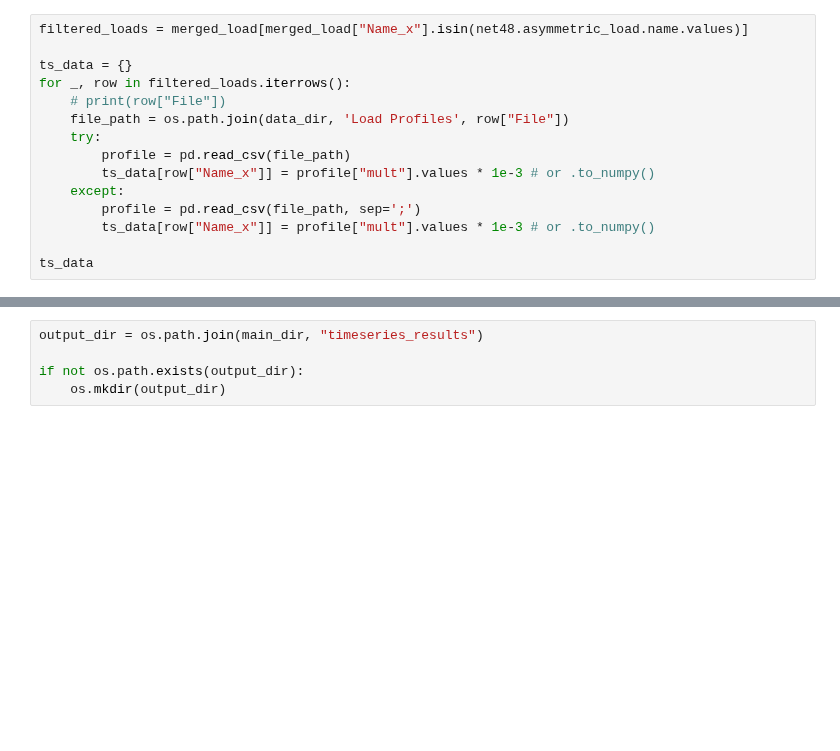
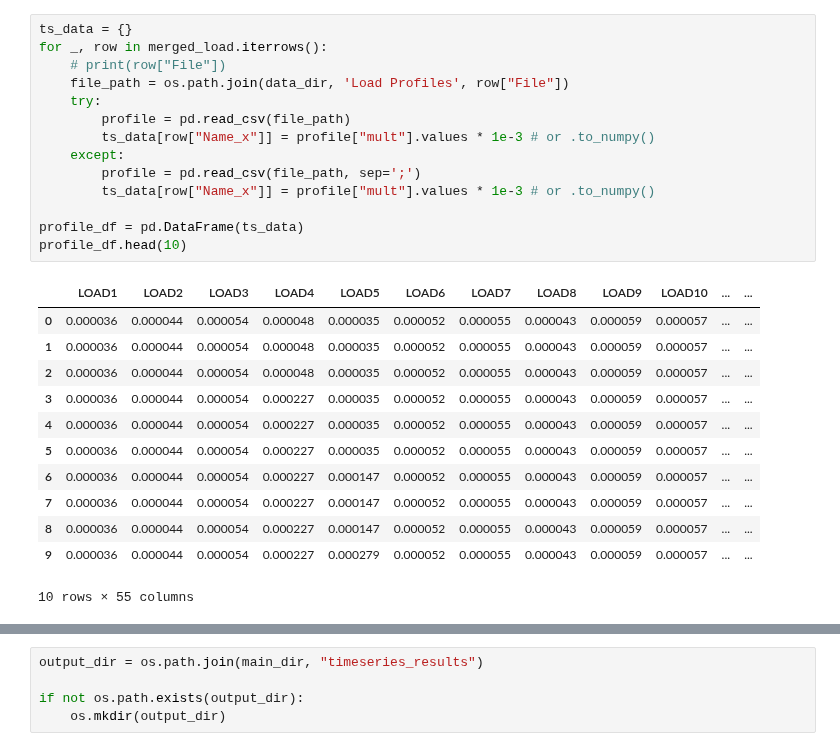
Before and after one commit to antoniovitorvb/IST-thesis-hosting-capacity, a Jupyter notebook: notebooks/timeseries.ipynb, the cells around one changed output, grey strips where cells are left out. Drawn from its saved outputs; the diff is of its cells as text; blank space fills up the shorter version.

```diff
--- a/notebooks/timeseries.ipynb
+++ b/notebooks/timeseries.ipynb
@@ -24,16 +59,28 @@ merged_load.head(10)
 # %%
-filtered_loads = merged_load[merged_load["Name_x"].isin(net48.asymmetric_load.name.values)]
-
 ts_data = {}
-for _, row in filtered_loads.iterrows():
+for _, row in merged_load.iterrows():
     # print(row["File"])
     file_path = os.path.join(data_dir, 'Load Profiles', row["File"])
     try:
         profile = pd.read_csv(file_path)
         ts_data[row["Name_x"]] = profile["mult"].values * 1e-3 # or .to_numpy()
     except:
         profile = pd.read_csv(file_path, sep=';')
         ts_data[row["Name_x"]] = profile["mult"].values * 1e-3 # or .to_numpy()
 
-ts_data
+profile_df = pd.DataFrame(ts_data)
+profile_df.head(10)
+# %% [output]
+|  | LOAD1 | LOAD2 | LOAD3 | LOAD4 | LOAD5 | LOAD6 | LOAD7 | LOAD8 | LOAD9 | LOAD10 | ... | ... |
+| 0 | 0.000036 | 0.000044 | 0.000054 | 0.000048 | 0.000035 | 0.000052 | 0.000055 | 0.000043 | 0.000059 | 0.000057 | ... | ... |
+| 1 | 0.000036 | 0.000044 | 0.000054 | 0.000048 | 0.000035 | 0.000052 | 0.000055 | 0.000043 | 0.000059 | 0.000057 | ... | ... |
+| 2 | 0.000036 | 0.000044 | 0.000054 | 0.000048 | 0.000035 | 0.000052 | 0.000055 | 0.000043 | 0.000059 | 0.000057 | ... | ... |
+| 3 | 0.000036 | 0.000044 | 0.000054 | 0.000227 | 0.000035 | 0.000052 | 0.000055 | 0.000043 | 0.000059 | 0.000057 | ... | ... |
+| 4 | 0.000036 | 0.000044 | 0.000054 | 0.000227 | 0.000035 | 0.000052 | 0.000055 | 0.000043 | 0.000059 | 0.000057 | ... | ... |
+| 5 | 0.000036 | 0.000044 | 0.000054 | 0.000227 | 0.000035 | 0.000052 | 0.000055 | 0.000043 | 0.000059 | 0.000057 | ... | ... |
+| 6 | 0.000036 | 0.000044 | 0.000054 | 0.000227 | 0.000147 | 0.000052 | 0.000055 | 0.000043 | 0.000059 | 0.000057 | ... | ... |
+| 7 | 0.000036 | 0.000044 | 0.000054 | 0.000227 | 0.000147 | 0.000052 | 0.000055 | 0.000043 | 0.000059 | 0.000057 | ... | ... |
+| 8 | 0.000036 | 0.000044 | 0.000054 | 0.000227 | 0.000147 | 0.000052 | 0.000055 | 0.000043 | 0.000059 | 0.000057 | ... | ... |
+| 9 | 0.000036 | 0.000044 | 0.000054 | 0.000227 | 0.000279 | 0.000052 | 0.000055 | 0.000043 | 0.000059 | 0.000057 | ... | ... |
+10 rows × 55 columns
 # %%
```
Also changed, not shown: parts of 12 cells of this notebook, 13 other files.
